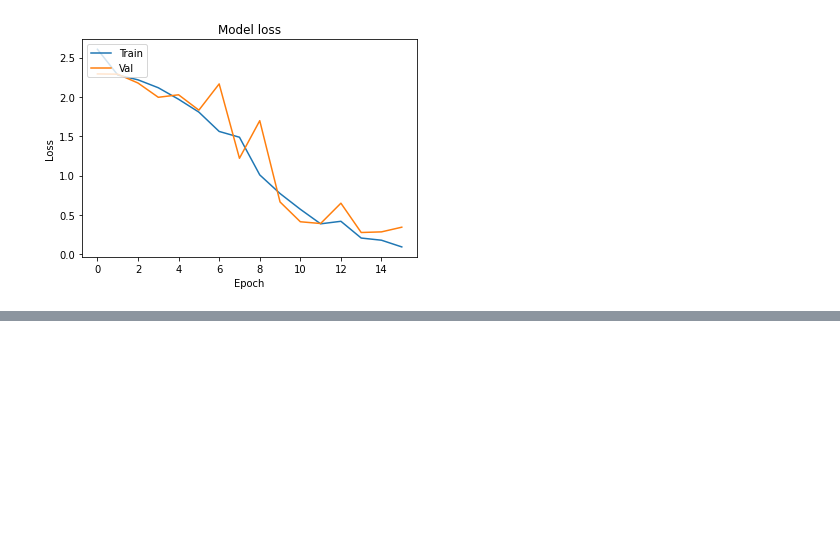
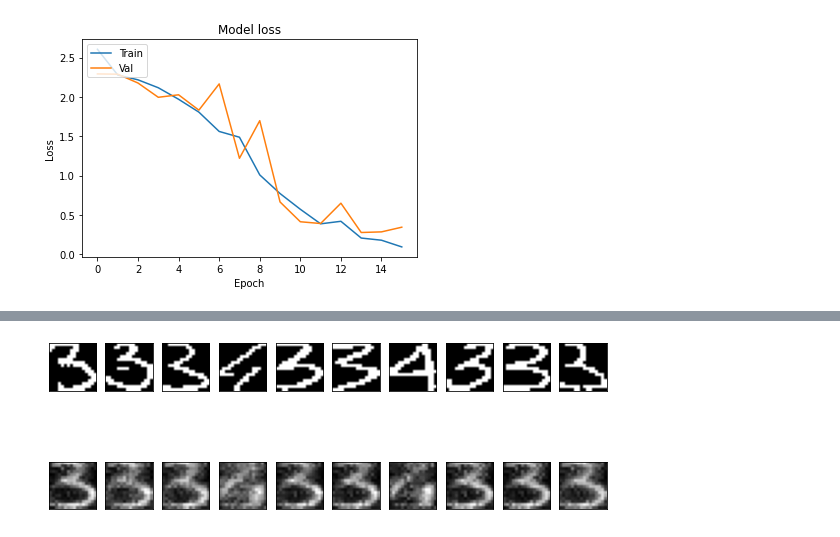
Before and after one commit to mosemb/Assignments_Wellbeing-Technologies, a Jupyter notebook: Assignment4/Assignment4.ipynb, the cells around one changed output, grey strips where cells are left out. Drawn from its saved outputs; the diff is of its cells as text; code cells hidden in the pictures; blank space fills up the shorter version.

Commit message:
autoencoders

```diff
--- a/Assignment4/Assignment4.ipynb
+++ b/Assignment4/Assignment4.ipynb
@@ -256,0 +334,10 @@ y_pred = model.predict(test_X)
+# %%
+# This model maps an input to its encoded representation
+encoder = keras.Model(input_img, encoded)
+# %%
+# This is our encoded (32-dimensional) input
+encoded_input = keras.Input(shape=(encoding_dim,))
+# Retrieve the last layer of the autoencoder model
+decoder_layer = autoencoder.layers[-1]
+# Create the decoder model
+decoder = keras.Model(encoded_input, decoder_layer(encoded_input))
@@ -256,0 +371,29 @@ y_pred = model.predict(test_X)
+# %%
+# Encode and decode some digits
+# Note that we take them from the *test* set
+encoded_imgs = encoder.predict(X_test)
+decoded_imgs = decoder.predict(encoded_imgs)
+# %%
+# Use Matplotlib (don't ask)
+import matplotlib.pyplot as plt
+
+n = 10  # How many digits we will display
+plt.figure(figsize=(10, 4))
+for i in range(n):
+    # Display original
+
+    ax = plt.subplot(2, n, i + 1)
+    plt.imshow(X_test[i].reshape(16, 16))
+    plt.gray()
+    ax.get_xaxis().set_visible(False)
+    ax.get_yaxis().set_visible(False)
+
+    # Display reconstruction
+    ax = plt.subplot(2, n, i + 1 + n)
+    plt.imshow(decoded_imgs[i].reshape(16, 16))
+    plt.gray()
+    ax.get_xaxis().set_visible(False)
+    ax.get_yaxis().set_visible(False)
+plt.show()
+# %% [output]
+[figure, added]
```
Also changed, not shown: parts of 13 cells of this notebook, 1 other file.
